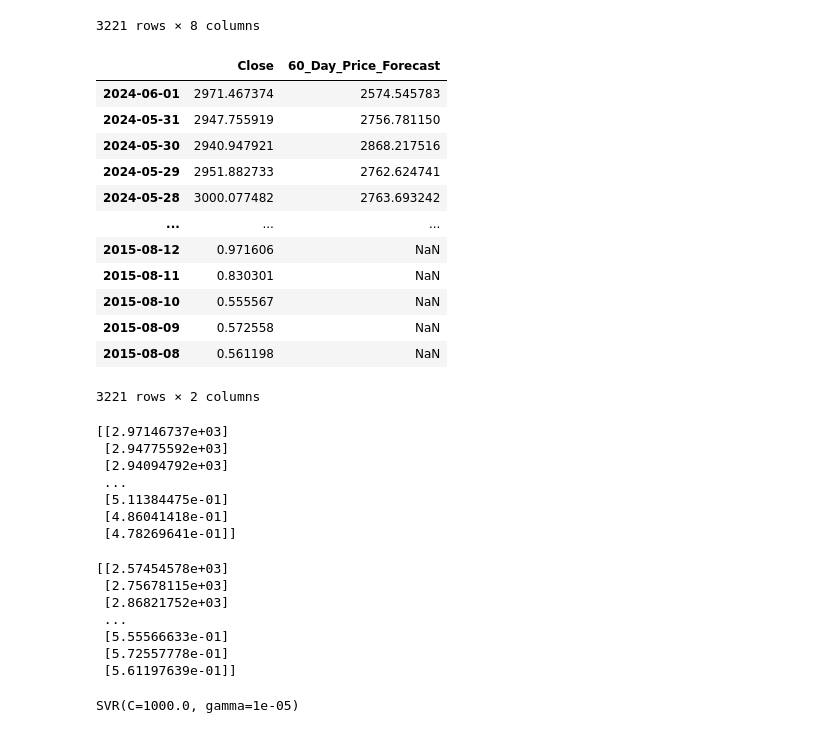
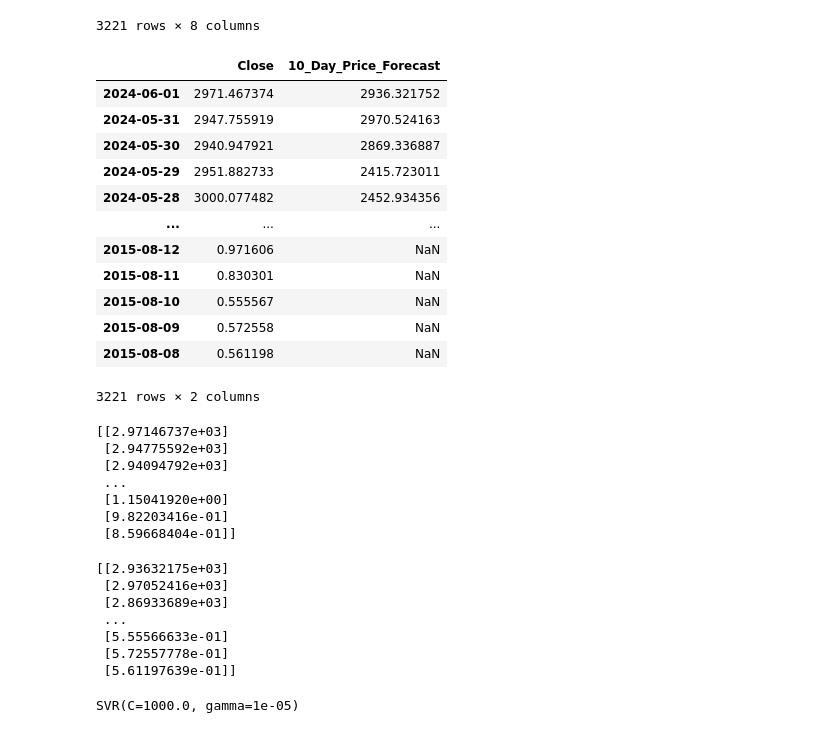
Before and after one commit to gappeah/Ethereum-Prediction-ML, a Jupyter notebook: main.ipynb, the cells around one changed output. Drawn from its saved outputs; the diff is of its cells as text; code cells hidden in the pictures.

```diff
--- a/main.ipynb
+++ b/main.ipynb
@@ -34,19 +34,19 @@ display(df)
 | 2015-08-08 | 2015-08-08 | 2015-08-09 | 2.176192 | 2.197144 | 0.561079 | 0.561198 | 2.466115e+05 | 8.160905e+07 |
 3221 rows × 8 columns
 # %%
-future_days = 60
+future_days = 10
 
 #Create a new column (target) shifted 'x' units/days up
 df[str(future_days) + '_Day_Price_Forecast'] = df [['Close']].shift(-future_days)
 #Show the data
 display(df[['Close', str(future_days)+'_Day_Price_Forecast']])
 # %% [output]
-|  | Close | 60_Day_Price_Forecast |
-| 2024-06-01 | 2971.467374 | 2574.545783 |
-| 2024-05-31 | 2947.755919 | 2756.781150 |
-| 2024-05-30 | 2940.947921 | 2868.217516 |
-| 2024-05-29 | 2951.882733 | 2762.624741 |
-| 2024-05-28 | 3000.077482 | 2763.693242 |
+|  | Close | 10_Day_Price_Forecast |
+| 2024-06-01 | 2971.467374 | 2936.321752 |
+| 2024-05-31 | 2947.755919 | 2970.524163 |
+| 2024-05-30 | 2940.947921 | 2869.336887 |
+| 2024-05-29 | 2951.882733 | 2415.723011 |
+| 2024-05-28 | 3000.077482 | 2452.934356 |
 | ... | ... | ... |
 | 2015-08-12 | 0.971606 | NaN |
 | 2015-08-11 | 0.830301 | NaN |
@@ -64,17 +64,17 @@ print(x)
  [2.94775592e+03]
  [2.94094792e+03]
  ...
- [5.11384475e-01]
- [4.86041418e-01]
- [4.78269641e-01]]
+ [1.15041920e+00]
+ [9.82203416e-01]
+ [8.59668404e-01]]
 # %%
 y = np.array(df[[str(future_days)+'_Day_Price_Forecast']])
 y = y[:-future_days]
 print(y)
 # %% [output]
-[[2.57454578e+03]
- [2.75678115e+03]
- [2.86821752e+03]
+[[2.93632175e+03]
+ [2.97052416e+03]
+ [2.86933689e+03]
  ...
  [5.55566633e-01]
  [5.72557778e-01]
```
Also changed, not shown: parts of 4 cells of this notebook.
